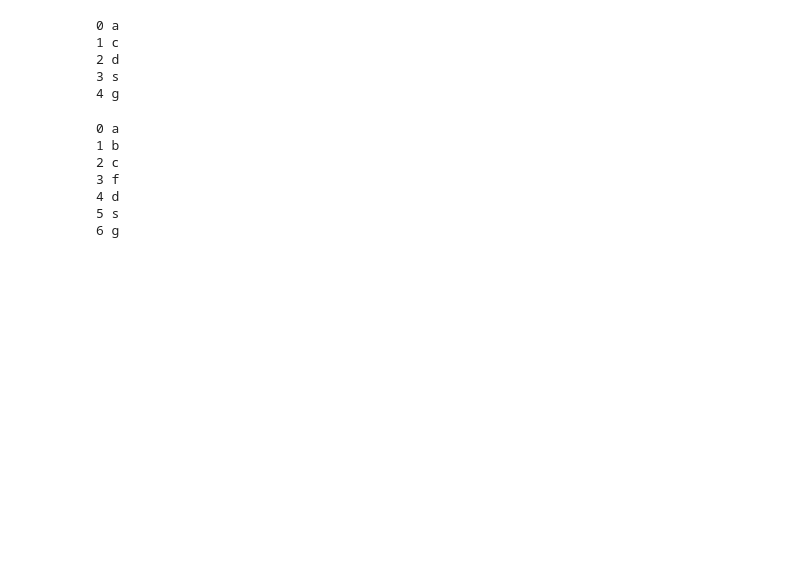
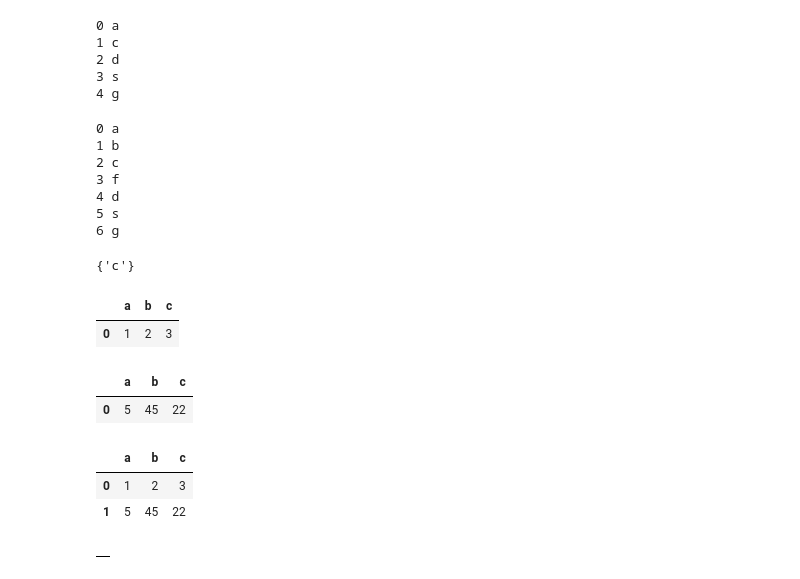
Before and after one commit to LeoVeron/footpred, a Jupyter notebook: notebooks/scraping 2021.ipynb, the cells around one changed output. Saved outputs shown, nothing was run; the diff lists cells and outputs as text; code cells hidden in the pictures; blank space fills up the shorter version.

```diff
--- a/notebooks/scraping 2021.ipynb
+++ b/notebooks/scraping 2021.ipynb
@@ -298,3 +664,33 @@ for i,j in enumerate(test):
 4 d
 5 s
 6 g
+# %%
+test= {'a':1, 'b':2, 'c':3}
+set(test.keys()) - set(['a','b'])
+# %% [output]
+{'c'}
+# %%
+test= {'a':1, 'b':2, 'c':3}
+df1 = pd.DataFrame.from_dict(test,  orient='index').T
+df1
+# %% [output]
+|  | a | b | c |
+| 0 | 1 | 2 | 3 |
+# %%
+test2={'a':5, 'b':45, 'c':22}
+df2 = pd.DataFrame.from_dict(test2,  orient='index').T
+df2
+# %% [output]
+|  | a | b | c |
+| 0 | 5 | 45 | 22 |
+# %%
+pd.concat([df1, df2], ignore_index=True)
+# %% [output]
+|  | a | b | c |
+| 0 | 1 | 2 | 3 |
+| 1 | 5 | 45 | 22 |
+# %%
+df= pd.DataFrame()
+df
+# %% [output]
+|  |
```
Also changed, not shown: parts of 17 cells of this notebook, 5 other files.
